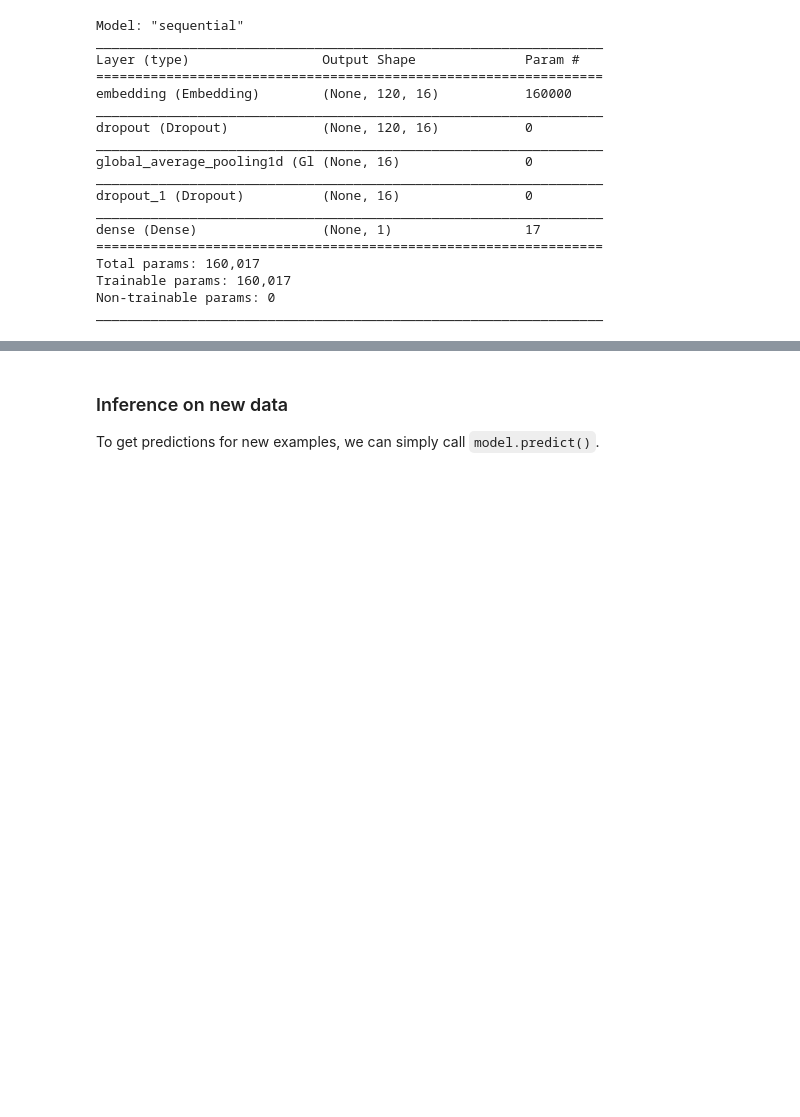
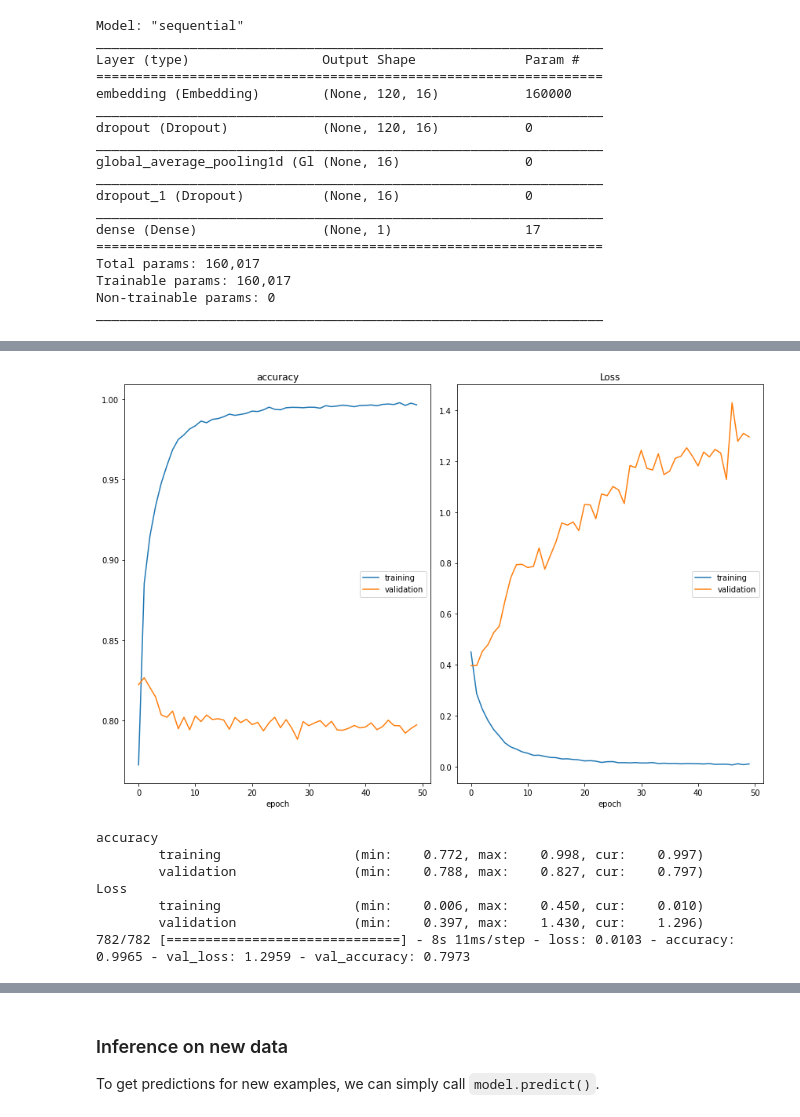
Before and after one commit to tgrv/Sentiment_Analysis_IMDB, a Jupyter notebook: sentiment_analysis_imdb.ipynb, the cells around one changed output, grey strips where cells are left out. Cells and saved outputs as stored; diff of their text form; code cells hidden in the pictures; blank space fills up the shorter version.

```diff
--- a/sentiment_analysis_imdb.ipynb
+++ b/sentiment_analysis_imdb.ipynb
@@ -219,0 +276,11 @@ plt.show()
+# %%
+model_en = tf.keras.Sequential([
+    tf.keras.layers.Embedding(vocab_size, embedding_dim, input_length=max_length),
+    tf.keras.layers.Dropout(0.2),
+    tf.keras.layers.Conv1D(64, 5, activation='relu'),
+    tf.keras.layers.MaxPooling1D(pool_size=4),
+    tf.keras.layers.LSTM(64),
+    tf.keras.layers.Dense(1, activation='sigmoid')
+])
+model_en.compile(loss='binary_crossentropy',optimizer='adam',metrics=['accuracy'])
+model_en.summary()
@@ -219,0 +308,11 @@ plt.show()
+# %%
+history_en = model_en.fit(training_sequence, training_labels_final, epochs=num_epochs, validation_data=(testing_sequence, testing_labels_final), callbacks=[PlotLossesKerasTF()])
+# %% [output]
+[figure, added]
+accuracy
+        training                 (min:    0.772, max:    0.998, cur:    0.997)
+        validation               (min:    0.788, max:    0.827, cur:    0.797)
+Loss
+        training                 (min:    0.006, max:    0.450, cur:    0.010)
+        validation               (min:    0.397, max:    1.430, cur:    1.296)
+782/782 [==============================] - 8s 11ms/step - loss: 0.0103 - accuracy: 0.9965 - val_loss: 1.2959 - val_accuracy: 0.7973
```
Also changed, not shown: parts of 36 cells of this notebook, 6 other files.
